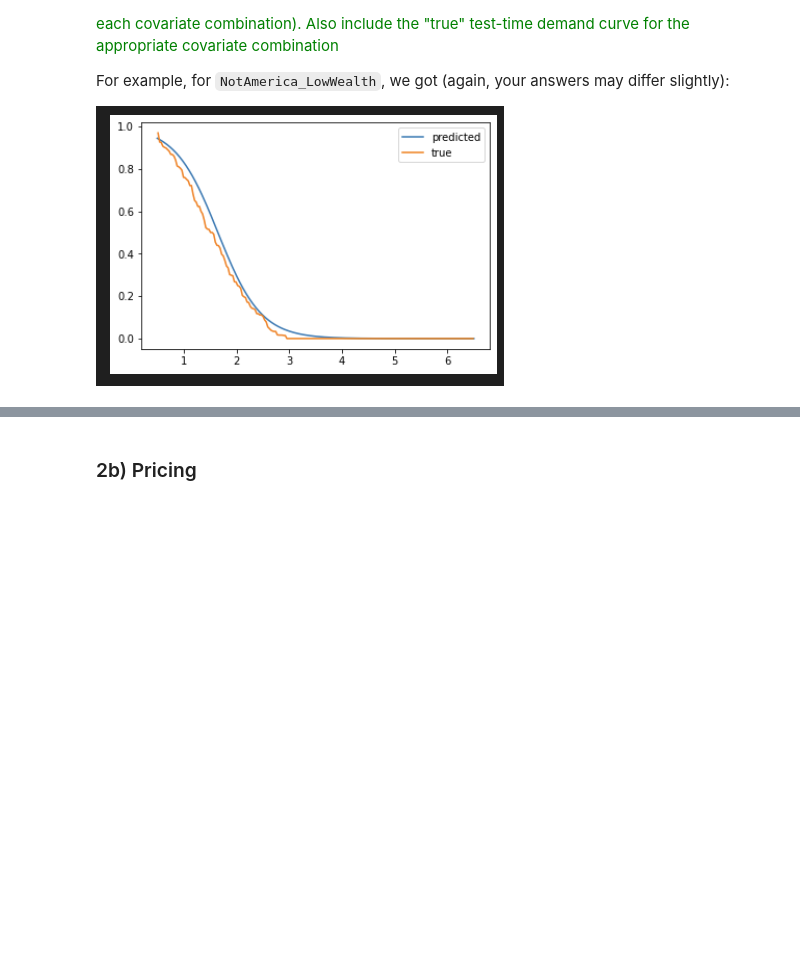
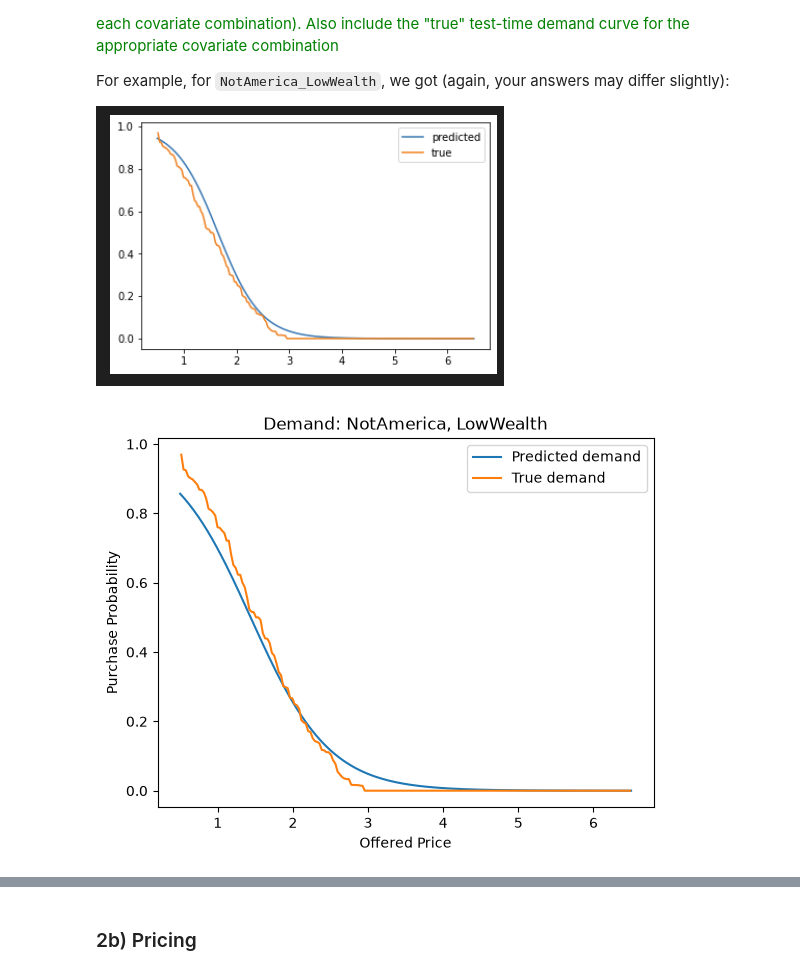
Before and after one commit to zoekrishtul/orie5355-hw3, a Jupyter notebook: HW3.ipynb, the cells around one changed output, grey strips where cells are left out. Drawn from its saved outputs; the diff is of its cells as text; code cells hidden in the pictures; blank space fills up the shorter version.

```diff
--- a/HW3.ipynb
+++ b/HW3.ipynb
@@ -444,2 +442,14 @@ def fit_logistic_regression_demand_with_covariates(df):
+# %%
+median_income = df_train['Income'].median()
+
+df_train['Wealth'] = (df_train['Income'] > median_income).astype(int)
+df_train['America'] = (df_train['Location'] == 'America').astype(int)
+# %%
+def fit_logistic_regression_demand_with_covariates(df):
+    X = df[['Offered price', 'Wealth', 'America']]
+    y = df['Purchased']
+    model = LogisticRegression()
+    model.fit(X, y)
+    return model
 # %% [markdown]
 <span style='color: green;'>Fill in the below function, that takes in a single price, covariates, and your trained model, and outputs the prediction for the demand </span>$d(p,x)$<span style='color: green;'> at that price. For example, one covariate combination is `['NotAmerica', 'LowWealth']`; encode its indicators consistently with your fitted model.</span>
@@ -449,3 +456,19 @@ def get_prediction_logistic_with_covariates(fitted_model, price, covariates):
+# %%
+def get_prediction_logistic_with_covariates(fitted_model, price, covariates):
+    if 'America' in covariates:
+        america = 1
+    else:
+        america = 0
+
+    if 'HighWealth' in covariates:
+        wealth = 1
+    else:
+        wealth = 0
+
+    X_new = pd.DataFrame({'Offered price': [price], 'Wealth': [wealth], 'America': [america]})
+    probabilities = fitted_model.predict_proba(X_new)
+    purchase_index = list(fitted_model.classes_).index(True)
+    return probabilities[0][purchase_index]
 # %%
 test_demand_curve_America_HighWealth = pd.read_csv('test_demand_America_HighWealth.csv')
 test_demand_curve_NotAmerica_HighWealth = pd.read_csv('test_demand_NotAmerica_HighWealth.csv')
@@ -459,3 +482,17 @@ test_demand_curve_NotAmerica_LowWealth = pd.read_csv('test_demand_NotAmerica_Low
 For example, for `NotAmerica_LowWealth`, we got (again, your answers may differ slightly):
 
 ![image.png](attachment:image.png)
+# %%
+model_covariates = fit_logistic_regression_demand_with_covariates(df_train)
+# %%
+predictions_not_america_low_wealth = [get_prediction_logistic_with_covariates(model_covariates, price, ['NotAmerica', 'LowWealth']) for price in prices_to_predict]
+
+plt.plot(prices_to_predict, predictions_not_america_low_wealth, label='Predicted demand')
+plt.plot(test_demand_curve_NotAmerica_LowWealth['Price_bin_mid'], test_demand_curve_NotAmerica_LowWealth['Demand_at_price'], label='True demand')
+plt.xlabel('Offered Price')
+plt.ylabel('Purchase Probability')
+plt.title('Demand: NotAmerica, LowWealth')
+plt.legend()
+plt.show()
+# %% [output]
+[figure, added]
```
Also changed, not shown: parts of 10 cells of this notebook.
